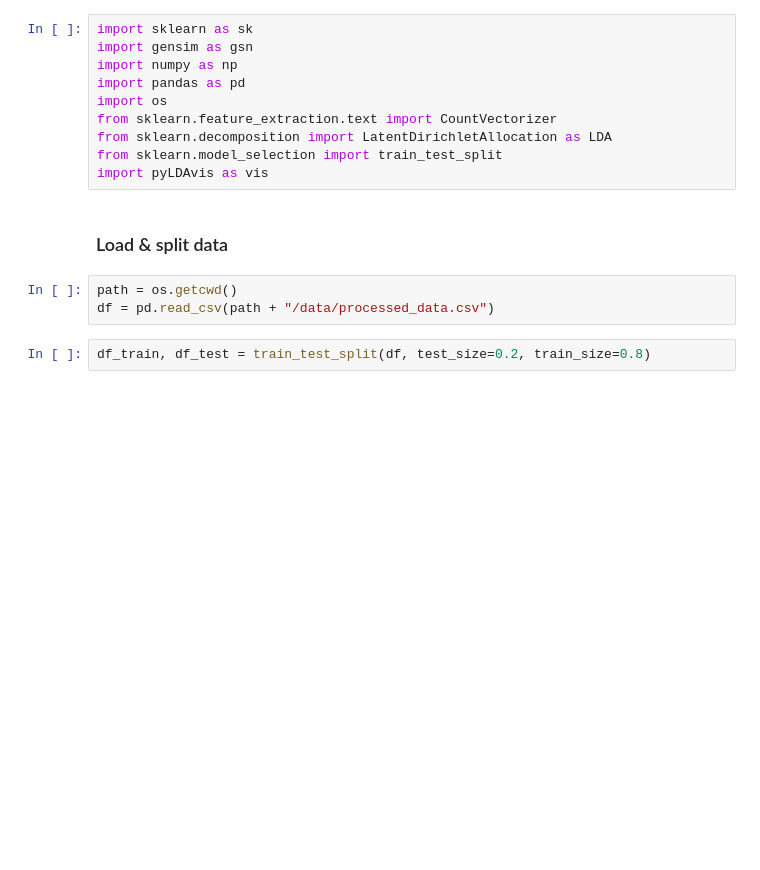
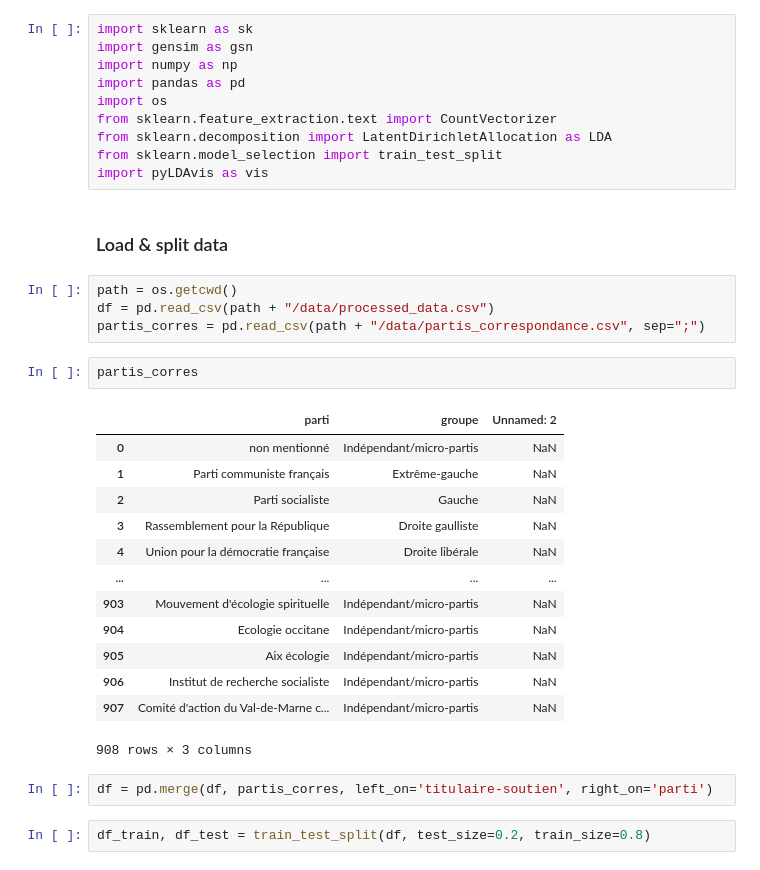
Before and after one commit to lecoqm/NLP, a Jupyter notebook: LDA.ipynb, the cells around one changed output. Saved outputs shown, nothing was run; the diff lists cells and outputs as text; blank space fills up the shorter version.

```diff
--- a/LDA.ipynb
+++ b/LDA.ipynb
@@ -15,5 +15,24 @@ import pyLDAvis as vis
 # %%
 path = os.getcwd()
 df = pd.read_csv(path + "/data/processed_data.csv")
+partis_corres = pd.read_csv(path + "/data/partis_correspondance.csv", sep=";")
+# %%
+partis_corres
+# %% [output]
+|  | parti | groupe | Unnamed: 2 |
+| 0 | non mentionné | Indépendant/micro-partis | NaN |
+| 1 | Parti communiste français | Extrême-gauche | NaN |
+| 2 | Parti socialiste | Gauche | NaN |
+| 3 | Rassemblement pour la République | Droite gaulliste | NaN |
+| 4 | Union pour la démocratie française | Droite libérale | NaN |
+| ... | ... | ... | ... |
+| 903 | Mouvement d'écologie spirituelle | Indépendant/micro-partis | NaN |
+| 904 | Ecologie occitane | Indépendant/micro-partis | NaN |
+| 905 | Aix écologie | Indépendant/micro-partis | NaN |
+| 906 | Institut de recherche socialiste | Indépendant/micro-partis | NaN |
+| 907 | Comité d'action du Val-de-Marne c... | Indépendant/micro-partis | NaN |
+908 rows × 3 columns
+# %%
+df = pd.merge(df, partis_corres, left_on='titulaire-soutien', right_on='parti')
 # %%
 df_train, df_test = train_test_split(df, test_size=0.2, train_size=0.8)
```
Also changed, not shown: parts of 1 cell of this notebook, 2 other files.
